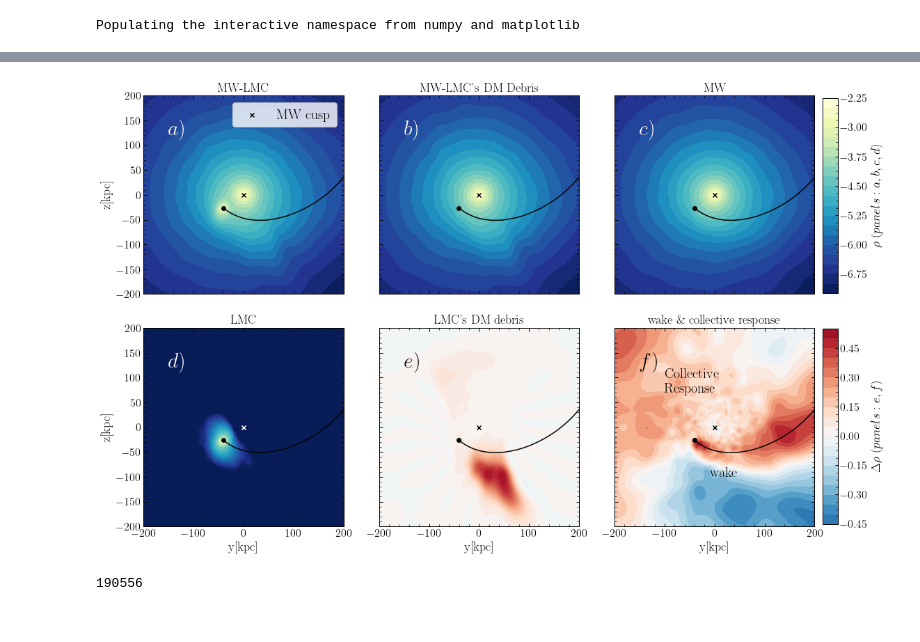
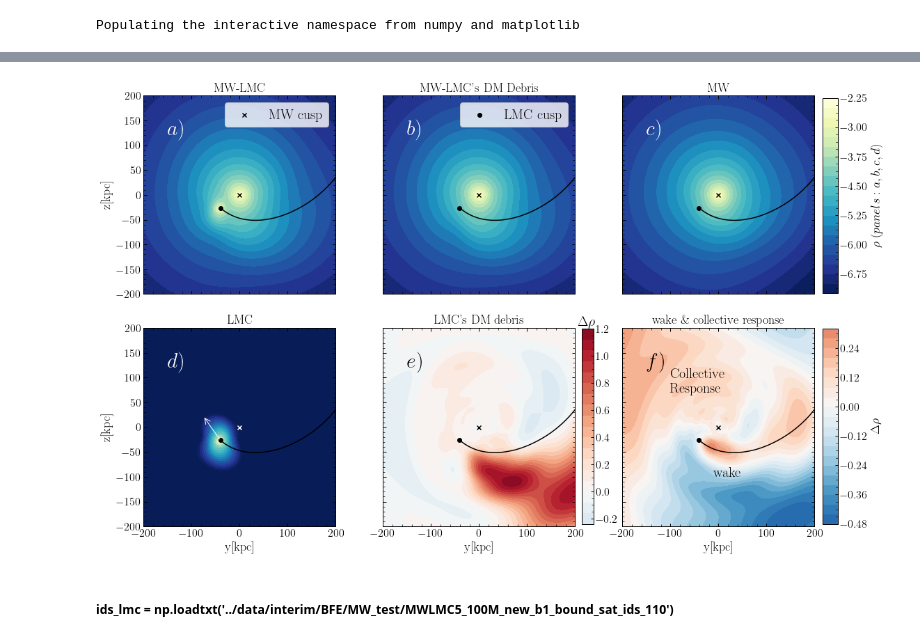
Before and after one commit to jngaravitoc/MW-LMC-SCF, a Jupyter notebook: notebooks/figure1.ipynb, the cells around one changed output, grey strips where cells are left out. Saved outputs shown, nothing was run; the diff lists cells and outputs as text; code cells hidden in the pictures.

Commit message:
updated figure 1 with debris

```diff
--- a/notebooks/figure1.ipynb
+++ b/notebooks/figure1.ipynb
@@ -27,7 +32,9 @@ mass_sat = 3.226e-05
 # %%
 S_lmc, T_lmc, SS_lmc, TT_lmc, ST_lmc = coefficients_smoothing.read_coeffcov_matrix(coeff_lmc_path, 0, 20, 20, 20, snaps=110, read_type=0)
-S_mw, T_mw, SS_mw, TT_mw, ST_mw = coefficients_smoothing.read_coeffcov_matrix(coeff_mw_path, 0, 20, 20, 20, snaps=110, read_type=0)
-S_mwlmc, T_mwlmc, SS_mwlmc, TT_mwlmc, ST_mwlmc = coefficients_smoothing.read_coeffcov_matrix(coeff_mwlmc_path, 0, 20, 20, 20, snaps=110, read_type=0)
+S_mw, T_mw, SS_mw, TT_mw, ST_mw = coefficients_smoothing.read_coeffcov_matrix(coeff_mw_path, 0, 30, 25, 25, snaps=110, read_type=0)
+S_mw_init, T_mw_init, SS_mw_init, TT_mw_init, ST_mw_init = coefficients_smoothing.read_coeffcov_matrix(coeff_mw_init, 0, 20, 20, 20, snaps=0, read_type=0)
+
+S_mwlmc, T_mwlmc, SS_mwlmc, TT_mwlmc, ST_mwlmc = coefficients_smoothing.read_coeffcov_matrix(coeff_mwlmc_path, 0, nmax, lmax, lmax, snaps=110, read_type=0)
 # %%
 S_lmc_smooth, T_lmc_smooth, N = coefficients_smoothing.smooth_coeff_matrix(S_lmc, T_lmc,
                                                                            SS_lmc, TT_lmc, ST_lmc,
@@ -119,10 +130,10 @@ ygr, zgr, _ = grid(400, 100)
 #a_mw = bfe_a_grid(S_mw, T_mw, ygr, zgr, 40.85)
 #a_mw_ref = bfe_a_grid(S_mw_ref, T_mw_ref, ygr, zgr, 40.85)
 
-rho_mw = bfe_rho_grid(S_mw, T_mw, ygr, zgr, 40.85)
+rho_mw = bfe_rho_grid(S_mw_smooth, T_mw_smooth, ygr, zgr, 40.85)
 rho_mw_ref = bfe_rho_grid(S_mw_ref, T_mw_ref, ygr, zgr, 40.85)
 # %%
-rho_mwf = bfe_rho_grid(S_mwlmc, T_mwlmc, ygr, zgr, 40.85)
+rho_mwf = bfe_rho_grid(S_mwlmc_smooth, T_mwlmc_smooth, ygr, zgr, 40.85)
 rho_mwlmc_ref = bfe_rho_grid(S_mwlmc_ref, T_mwlmc_ref, ygr, zgr, 40.85)
-rho_lmc = bfe_rho_grid(S_lmc, T_lmc, ygr, zgr, 10, shift=1)
+rho_lmc = bfe_rho_grid(S_lmc_smooth, T_lmc_smooth, ygr, zgr, 10, shift=1)
 # %%
@@ -145,7 +142,7 @@ Returning DISK  Potential
 # LMC orbit
 orbit = np.loadtxt('../../MW_anisotropy/data/orbits/LMC5_100Mb0_orbit.txt')
 # %%
-lmc_wrt_mw = orbit[:110,6:9] - orbit[:110,0:3]
+lmc_wrt_mw = orbit[:140,6:9] - orbit[:140,0:3]
 # %%
 rp = np.random.randint(0, len(LMC[0]), 4000)
 # %%
@@ -165,12 +162,12 @@ ax[1][0].set_xlabel('y[kpc]')
 ax[1][1].set_xlabel('y[kpc]')
 ax[1][2].set_xlabel('y[kpc]')
 
-ax[0][0].plot(lmc_wrt_mw[:,1], lmc_wrt_mw[:,2], c='k')
-ax[0][1].plot(lmc_wrt_mw[:,1], lmc_wrt_mw[:,2], c='k')
-ax[0][2].plot(lmc_wrt_mw[:,1], lmc_wrt_mw[:,2], c='k')
-ax[1][0].plot(lmc_wrt_mw[:,1], lmc_wrt_mw[:,2], c='k')
-ax[1][1].plot(lmc_wrt_mw[:,1], lmc_wrt_mw[:,2], c='k')
-ax[1][2].plot(lmc_wrt_mw[:,1], lmc_wrt_mw[:,2], c='k')
+ax[0][0].plot(lmc_wrt_mw[:110,1], lmc_wrt_mw[:110,2], c='k')
+ax[0][1].plot(lmc_wrt_mw[:110,1], lmc_wrt_mw[:110,2], c='k')
+ax[0][2].plot(lmc_wrt_mw[:110,1], lmc_wrt_mw[:110,2], c='k')
+ax[1][0].plot(lmc_wrt_mw[:110,1], lmc_wrt_mw[:110,2], c='k')
+ax[1][1].plot(lmc_wrt_mw[:110,1], lmc_wrt_mw[:110,2], c='k')
+ax[1][2].plot(lmc_wrt_mw[:110,1], lmc_wrt_mw[:110,2], c='k')
 
 
 #subplot(2, 3, 2)
@@ -178,7 +175,7 @@ ax[1][2].plot(lmc_wrt_mw[:,1], lmc_wrt_mw[:,2], c='k')
 
 ax[0][1].contourf(ygr, zgr, np.log10(np.abs((rho_mwf).reshape(_, _))), 20, cmap='YlGnBu_r', vmin=-7.2, vmax=-2.3)
 #xlabel('y[kpc]')
-ax[0][1].scatter(lmc_wrt_mw[109,1], lmc_wrt_mw[109,2], c='k')
+ax[0][1].scatter(lmc_wrt_mw[109,1], lmc_wrt_mw[109,2], c='k', label='LMC cusp')
 
 #subplot(2, 3, 3)
 #title('MW with LMC debris')
@@ -198,15 +195,17 @@ ax[1][0].scatter(lmc_wrt_mw[109,1], lmc_wrt_mw[109,2], c='k')
 
 #subplot(2, 3, 5)
 #title('LMC debris')
-ax[1][1].contourf(ygr, zgr, (((rho_mwf/rho_mw).reshape(_, _)))-1, 20, cmap='RdBu_r', vmin=-1.5, vmax=1.5)
+im3 = ax[1][1].contourf(ygr, zgr, (((rho_mwf/rho_mw).reshape(_, _)))-1, 20, cmap='RdBu_r', vmin=-1.3, vmax=1.3)
 #colorbar()
+#ax[1][1].scatter(LMC[0][rp, 1], LMC[0][rp, 2], c='k', s=0.1)
+
 ax[1][1].scatter(lmc_wrt_mw[109,1], lmc_wrt_mw[109,2], c='k')
 #ylabel('z[kpc]')
 #xlabel('y[kpc]')
 
 #subplot(2, 3, 6)
 #title('Wake')
-im3 = ax[1][2].contourf(ygr, zgr, (((rho_mw/rho_mw_ref).reshape(_, _)))-1, 20, cmap='RdBu_r', vmin=-0.6, vmax=0.62)
+im4 = ax[1][2].contourf(ygr, zgr, (((rho_mw/rho_mw_ref).reshape(_, _)))-1, 20, cmap='RdBu_r', vmin=-0.6, vmax=0.62)
 #colorbar()
 ax[1][2].scatter(lmc_wrt_mw[109,1], lmc_wrt_mw[109,2], c='k')
 #xlabel('y[kpc]')
@@ -219,7 +218,6 @@ ax[1][1].text(-150, 120, '$e)$', color='k', fontsize=30)
 ax[1][2].text(-150, 120, '$f)$', color='k', fontsize=30)
 
 
-#ax[1][1].scatter(LMC[0][rp, 1], LMC[0][rp, 2], c='C0', s=1)
 ax[1][1].set_xlim(-200, 200)
 ax[1][1].set_ylim(-200, 200)
 
@@ -233,38 +231,51 @@ cb1.set_label(r'$\rho\ (panels: a, b, c, d)$')
 #cb2.set_label(r'$\rho$')
 
 
-cax3 = fig.add_axes([0.98, 0.09, 0.02, 0.39])
-cb3 = fig.colorbar(im3, cax=cax3)
-cb3.set_label(r'$\Delta \rho\ (panels: e, f)$')
+cax3 = fig.add_axes([0.66, 0.09, 0.015, 0.39])
+cb3 = fig.colorbar(im3, cax=cax3, ticks=[-0.2, 0, 0.2, 0.4, 0.6, 0.8, 1, 1.2])
+#cb3.set_label(r'$\Delta \rho$')
+ax[1][1].text(205, 205, r'$\Delta \rho$')
+
+
+cax4 = fig.add_axes([0.98, 0.09, 0.02, 0.39])
+cb4 = fig.colorbar(im4, cax=cax4)
+cb4.set_label(r'$\Delta \rho$')
 
 ax[0][0].scatter(0, 0, c='k', marker='x', label='MW cusp')
 ax[0][1].scatter(0, 0, c='k', marker='x')
 ax[0][2].scatter(0, 0, c='k', marker='x')
 ax[1][0].scatter(0, 0, c='w', marker='x')
 ax[1][1].scatter(0, 0, c='k', marker='x')
 ax[1][2].scatter(0, 0, c='k', marker='x')
 
 ax[0][0].legend()
+ax[0][1].legend()
 
 ax[0][0].set_title('MW-LMC')
 ax[0][1].set_title("MW-LMC's DM Debris")
 ax[0][2].set_title('MW')
 ax[1][0].set_title('LMC')
 ax[1][1].set_title("LMC's DM debris")
 ax[1][2].set_title('wake \& collective response')
 
 
 ax[1][2].text(-10, -100, 'wake', color='k', fontsize=20)
 ax[1][2].text(-100, 100, 'Collective', color='k', fontsize=20)
 ax[1][2].text(-100, 70, 'Response', color='k', fontsize=20)
 
 
+ax[1][0].annotate('', xy=(lmc_wrt_mw[109,1], lmc_wrt_mw[109,2]),  xycoords='data',
+        xytext=(lmc_wrt_mw[119,1], lmc_wrt_mw[119,2]), textcoords='data',
+        arrowprops=dict(facecolor='white', arrowstyle='<-', color='white'))
+
 fig.tight_layout()
 
-savefig('fig1.pdf', bbox_inches='tight')
+savefig('fig1_v2.pdf', bbox_inches='tight')
+savefig('fig1_v2.png', bbox_inches='tight')
+
 #savefig('mw_lmc4_dens_bfe_v2.png', bbox_inches='tight')
 #savefig('mw_lmc4_dens_bfe_v2.pdf', bbox_inches='tight')
 
 ## Make sure the plots are square, and fix the colorbar size
 # %% [output]
-[figure, old version]
+[figure, new version]
@@ -273,4 +281,0 @@ ids_lmc = np.loadtxt('../data/interim/BFE/MW_test/MWLMC5_100M_new_b1_bound_sat_i
-# %%
-len(ids_lmc)
-# %% [output]
-190556
@@ -276,0 +284,2 @@ len(ids_lmc)
+# %% [markdown]
+##### ids_lmc = np.loadtxt('../data/interim/BFE/MW_test/MWLMC5_100M_new_b1_bound_sat_ids_110')
```
Also changed, not shown: parts of 11 cells of this notebook.
